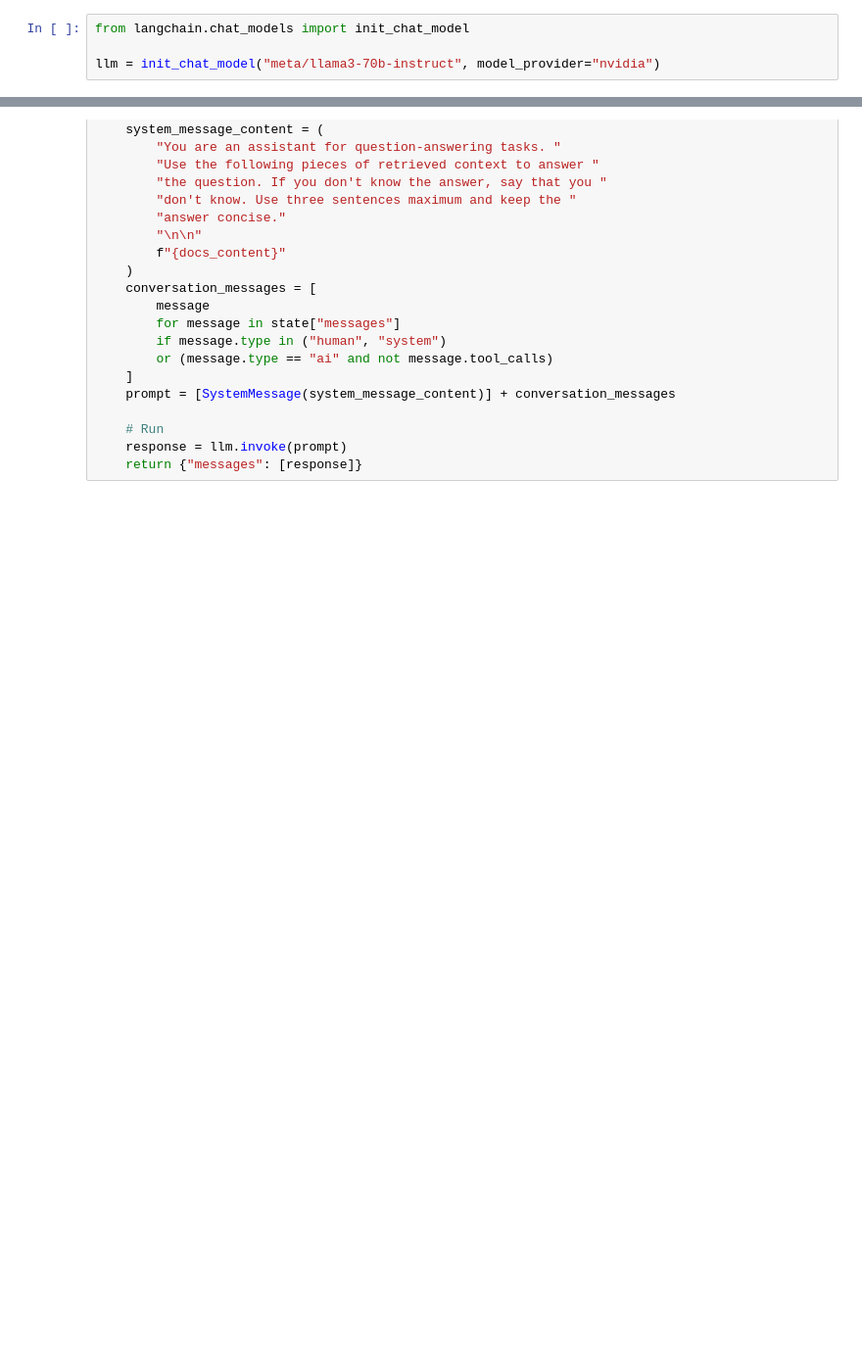
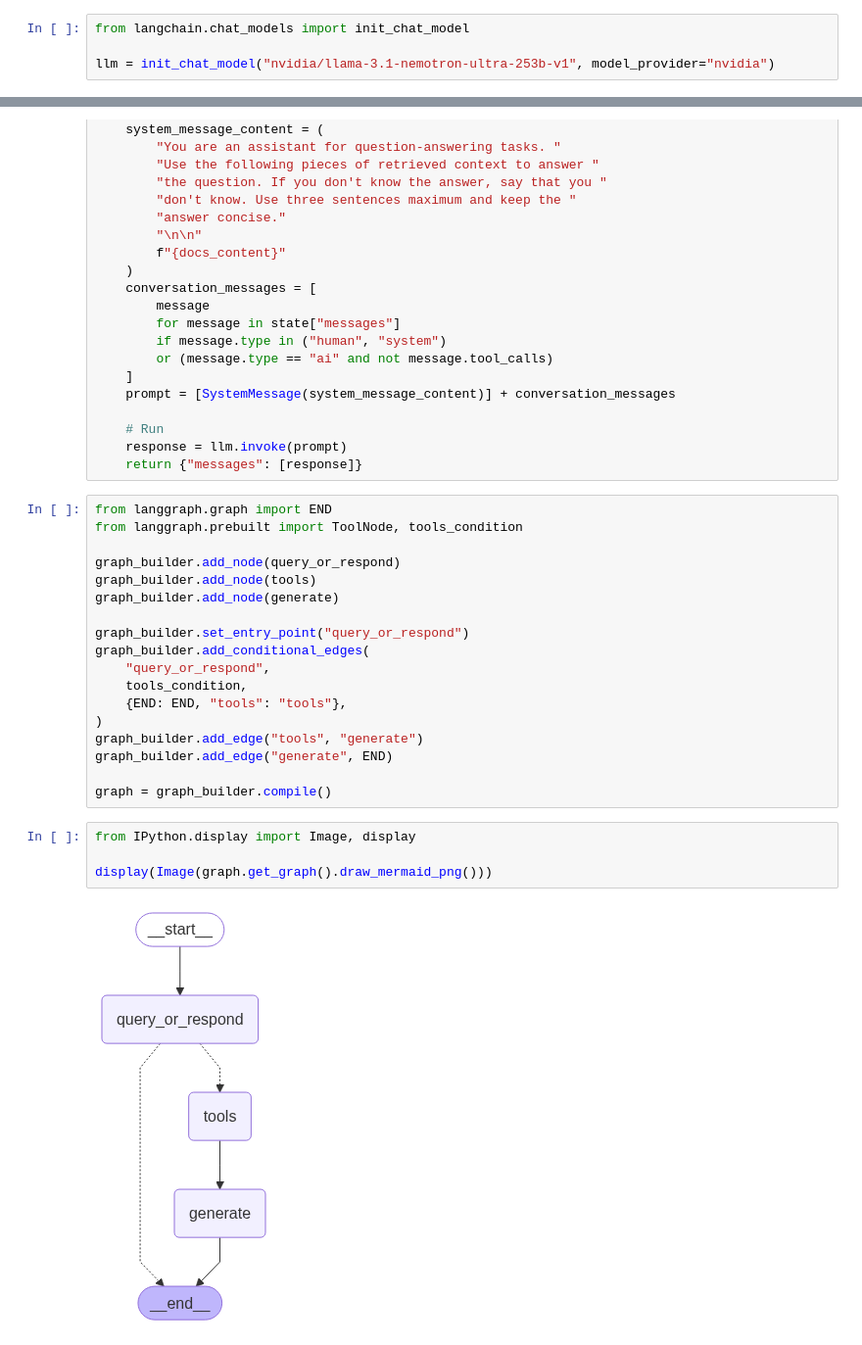
Before and after one commit to pranshu0604/RAG-with-Memory, a Jupyter notebook: RAG_with_Memory.ipynb, the cells around one changed output, grey strips where cells are left out. Shown at 98% size. Drawn from its saved outputs; the diff is of its cells as text; blank space fills up the shorter version.

```diff
--- a/RAG_with_Memory.ipynb
+++ b/RAG_with_Memory.ipynb
@@ -13,7 +13,7 @@ os.environ["NVIDIA_API_KEY"] = userdata.get("NVIDIA_API_KEY")
 # %%
 from langchain.chat_models import init_chat_model
 
-llm = init_chat_model("meta/llama3-70b-instruct", model_provider="nvidia")
+llm = init_chat_model("nvidia/llama-3.1-nemotron-ultra-253b-v1", model_provider="nvidia")
 # %%
 !pip install -qU langchain-nvidia-ai-endpoints
 # %%
@@ -122,3 +120,27 @@ def generate(state: MessagesState):
     # Run
     response = llm.invoke(prompt)
     return {"messages": [response]}
+# %%
+from langgraph.graph import END
+from langgraph.prebuilt import ToolNode, tools_condition
+
+graph_builder.add_node(query_or_respond)
+graph_builder.add_node(tools)
+graph_builder.add_node(generate)
+
+graph_builder.set_entry_point("query_or_respond")
+graph_builder.add_conditional_edges(
+    "query_or_respond",
+    tools_condition,
+    {END: END, "tools": "tools"},
+)
+graph_builder.add_edge("tools", "generate")
+graph_builder.add_edge("generate", END)
+
+graph = graph_builder.compile()
+# %%
+from IPython.display import Image, display
+
+display(Image(graph.get_graph().draw_mermaid_png()))
+# %% [output]
+[figure, added]
```
Also changed, not shown: parts of 9 cells of this notebook.
